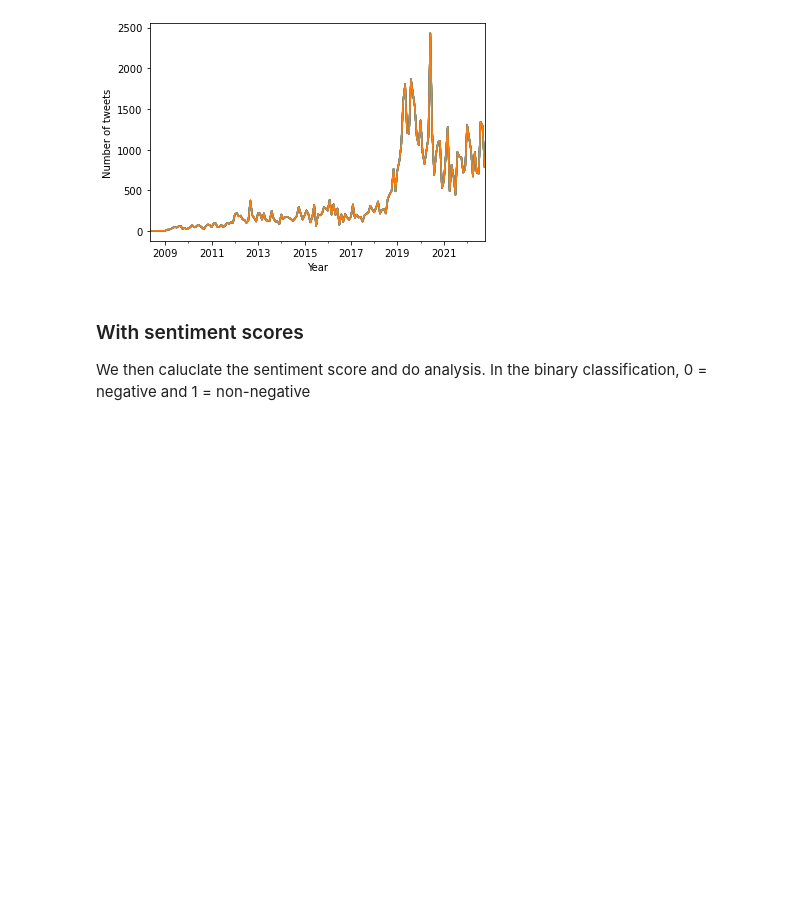
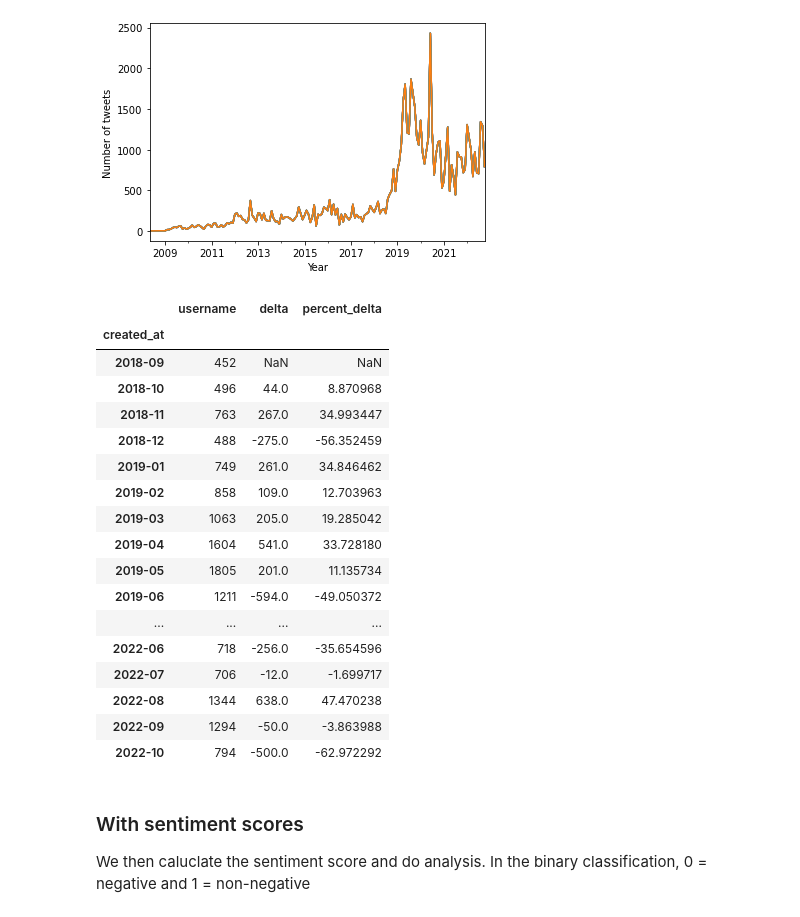
Before and after one commit to OskarVagero/sentiment-analysis-we, a Jupyter notebook: python_scripts/proj_twitt_sentiment/binary_results.ipynb, the cells around one changed output. Drawn from its saved outputs; the diff is of its cells as text; code cells hidden in the pictures; blank space fills up the shorter version.

Commit message:
Added new df with monthly changes in total tweet activity

```diff
--- a/python_scripts/proj_twitt_sentiment/binary_results.ipynb
+++ b/python_scripts/proj_twitt_sentiment/binary_results.ipynb
@@ -89,6 +89,38 @@ df_twitter_monthly.groupby(
 # %% [output]
 <AxesSubplot:xlabel='Year', ylabel='Number of tweets'>
 [figure]
+# %%
+df_twitter_monthly2 = df_twitter_monthly.copy(
+).drop(
+    columns={'created_at'}
+).reset_index(
+).groupby(
+    'created_at'
+).count().tail(50)
+# %%
+df_twitter_monthly2[['username']].assign(
+    delta = df_twitter_monthly2[['username']].diff().username,
+    percent_delta = lambda x : x.delta/x.username*100
+)
+# %% [output]
+|  | username | delta | percent_delta |
+| created_at |  |  |  |
+| 2018-09 | 452 | NaN | NaN |
+| 2018-10 | 496 | 44.0 | 8.870968 |
+| 2018-11 | 763 | 267.0 | 34.993447 |
+| 2018-12 | 488 | -275.0 | -56.352459 |
+| 2019-01 | 749 | 261.0 | 34.846462 |
+| 2019-02 | 858 | 109.0 | 12.703963 |
+| 2019-03 | 1063 | 205.0 | 19.285042 |
+| 2019-04 | 1604 | 541.0 | 33.728180 |
+| 2019-05 | 1805 | 201.0 | 11.135734 |
+| 2019-06 | 1211 | -594.0 | -49.050372 |
+| ... | ... | ... | ... |
+| 2022-06 | 718 | -256.0 | -35.654596 |
+| 2022-07 | 706 | -12.0 | -1.699717 |
+| 2022-08 | 1344 | 638.0 | 47.470238 |
+| 2022-09 | 1294 | -50.0 | -3.863988 |
+| 2022-10 | 794 | -500.0 | -62.972292 |
 # %% [markdown]
 ### With sentiment scores
 We then caluclate the sentiment score and do analysis. In the binary classification, 0 = negative and 1 = non-negative
```
